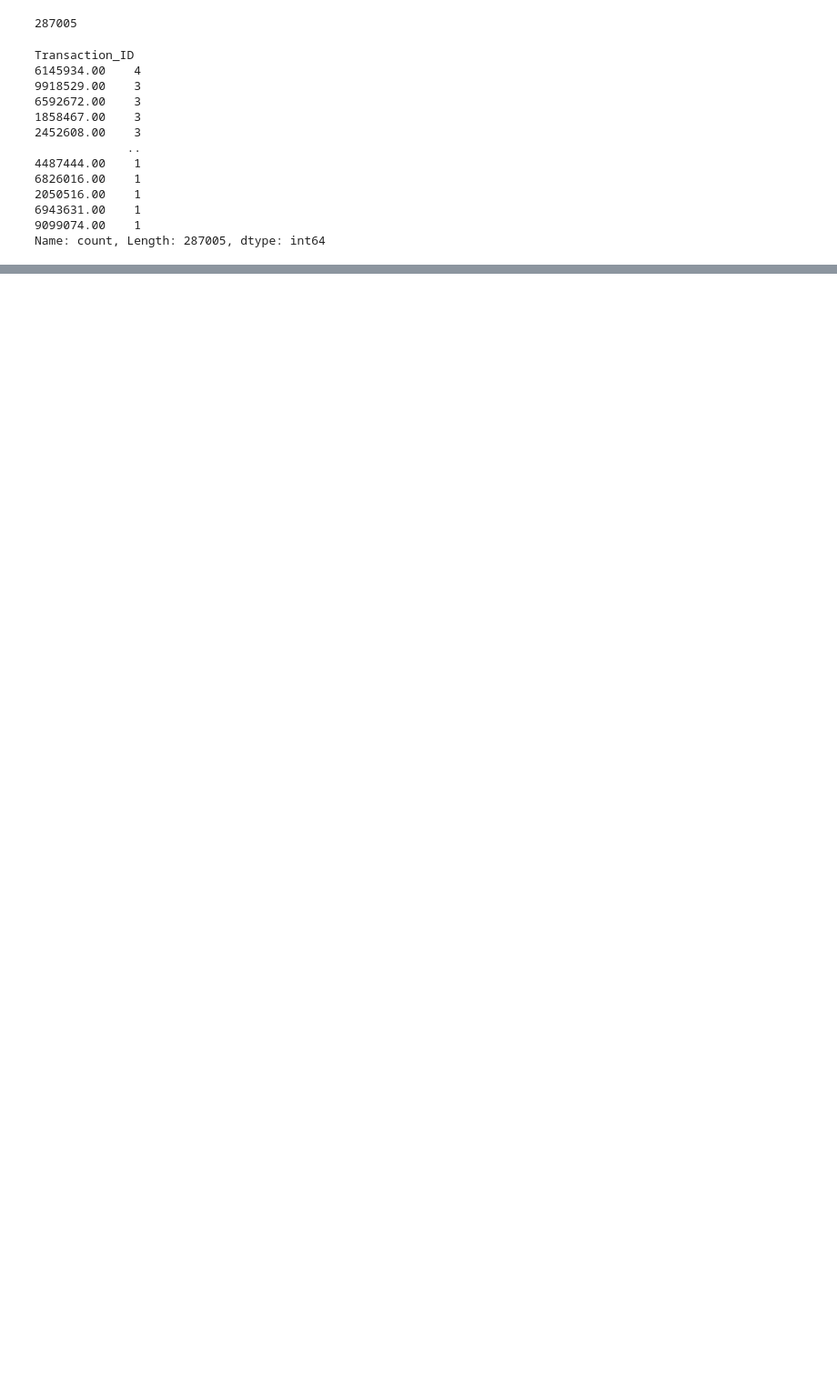
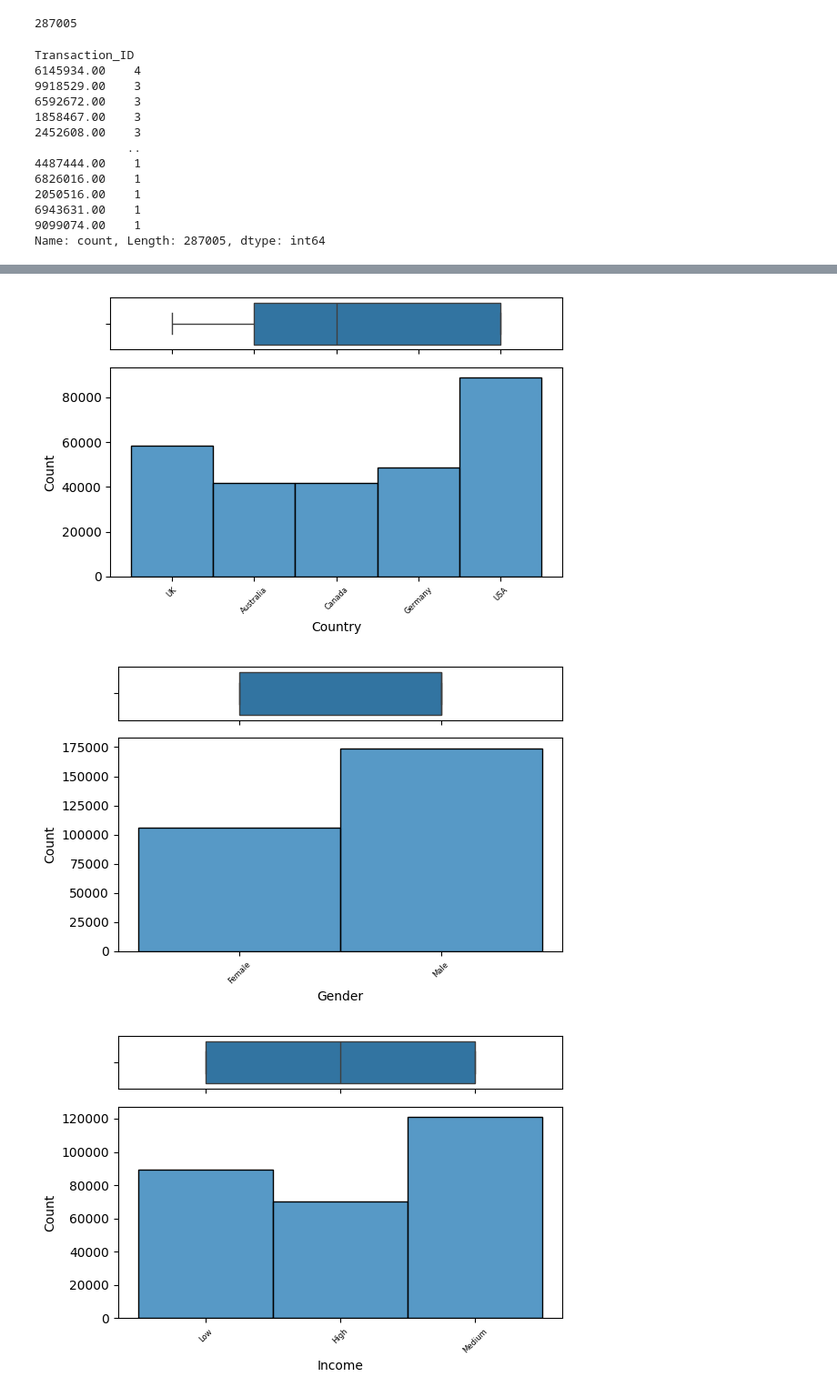
Before and after one commit to SergioDLezama/Retail-Analysis, a Jupyter notebook: main.ipynb, the cells around one changed output, grey strips where cells are left out. Shown at 91% size. Drawn from its saved outputs; the diff is of its cells as text; code cells hidden in the pictures; blank space fills up the shorter version.

```diff
--- a/main.ipynb
+++ b/main.ipynb
@@ -199,0 +286,16 @@ df = df.reset_index(drop=True)
+# %%
+# Code to plot a boxplot and a histogram
+def box_hist(col):
+  f, (ax_box, ax_hist) = plt.subplots(2, sharex=True, gridspec_kw={"height_ratios": (.3, .7)})
+  sns.boxplot(data=df, x=df[col], ax=ax_box, showmeans=True,color='c',meanprops={"markerfacecolor":"y","markeredgecolor":"y"})
+  sns.histplot(data=df, x=df[col],kde=True, ax=ax_hist,color='c')
+
+  plt.tight_layout();
+# %%
+def box_hist(col):
+  f, (ax1, ax2) = plt.subplots(2, sharex=True, gridspec_kw={'height_ratios': (0.2,0.8)},figsize=(6,4))
+  sns.boxplot(data=df, x = col , ax=ax1,)
+  sns.histplot(data=df, x = col ,ax=ax2)
+  plt.xticks(rotation=45, fontsize=6)
+  plt.tight_layout()
+  plt.show()
@@ -199,0 +307,8 @@ df = df.reset_index(drop=True)
+# %%
+cat_cols = ['Country', 'Gender', 'Income', 'Customer_Segment', 'Product_Category','Product_Brand','Feedback','Shipping_Method']
+for col in cat_cols:
+  box_hist(col)
+# %% [output]
+[figure, added]
+[figure, added]
+[figure, added]
```
Also changed, not shown: parts of 20 cells of this notebook.
